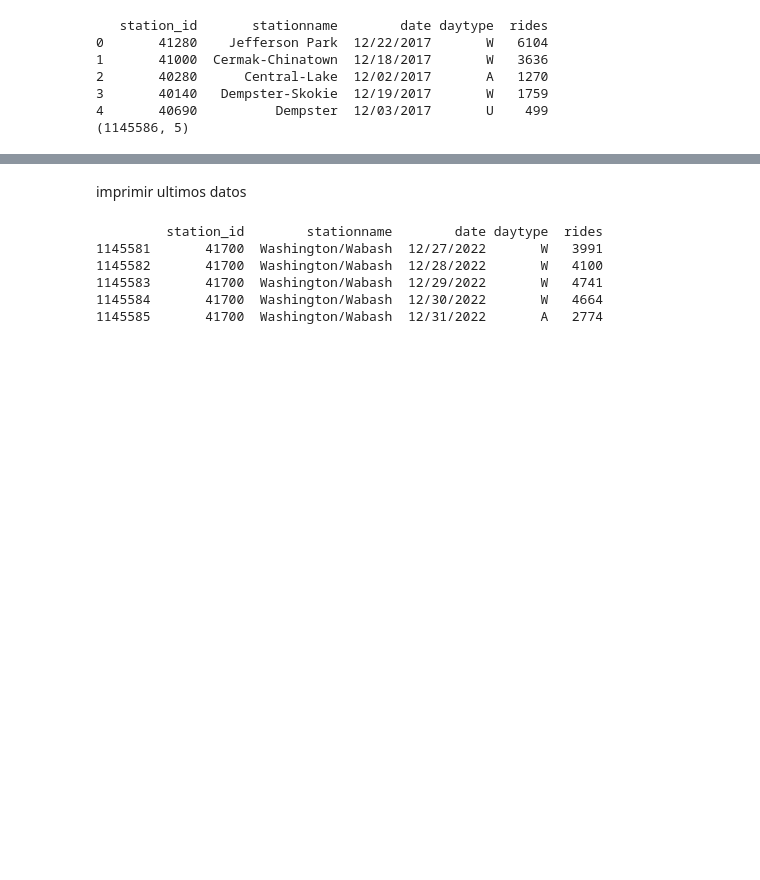
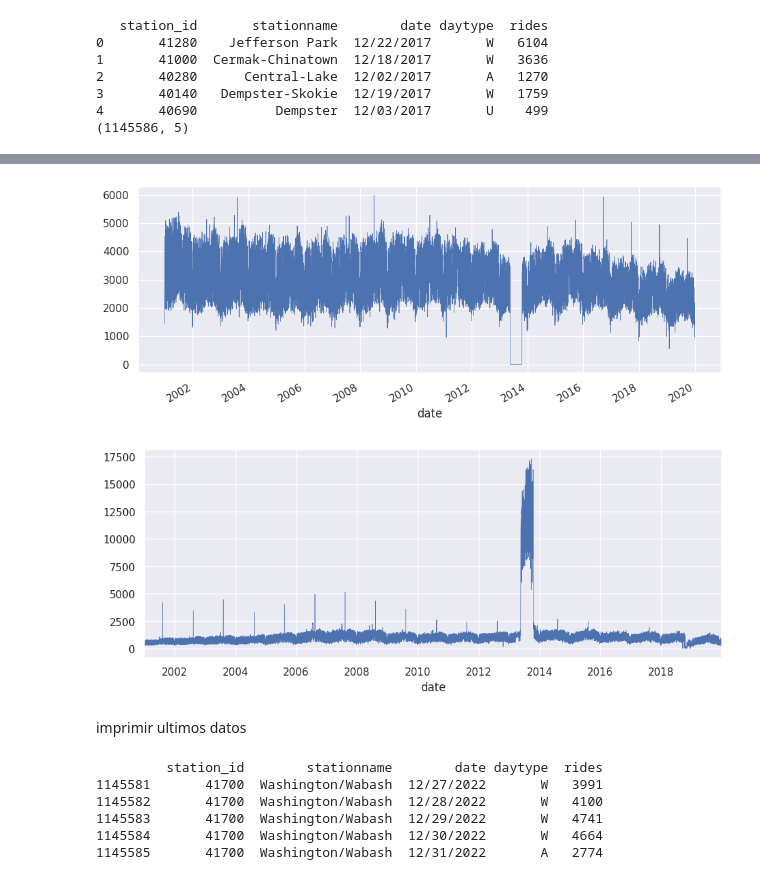
Before and after one commit to cristhianchica12/cristhianchica12, a Jupyter notebook: PracticadebderPandas.ipynb, the cells around one changed output, grey strips where cells are left out. Drawn from its saved outputs; the diff is of its cells as text; code cells hidden in the pictures; blank space fills up the shorter version.

```diff
--- a/PracticadebderPandas.ipynb
+++ b/PracticadebderPandas.ipynb
@@ -24,0 +88,13 @@ print(data.shape)
+# %%
+data['date'] = pd.to_datetime(data['date'])
+
+# Filtrar los datos desde el 1 de enero de 2001 hasta el 31 de diciembre de 2019
+start_date = pd.to_datetime('2001-01-01')
+end_date = pd.to_datetime('2019-12-31')
+filtered_rider = data[(data['date'] >= start_date) & (data['date'] <= end_date)]
+
+# Establecer la columna 'date' como índice
+filtered_rider.set_index('date', inplace=True)
+
+# Imprimir los datos filtrados del DataFrame
+print(filtered_rider)
@@ -24,0 +120,3 @@ print(data.shape)
+# %%
+data = filtered_rider.sort_values('date')
+print(data)
@@ -25,3 +139,24 @@ print(data.shape)
+# %%
+# hint, use filter like this df['stationname']=='Garfield-South Elevated']
+# your code here
+# use the following variable name for your specific stations
+Garfield_Dan_Ryan = data[data['stationname'] == 'Garfield-Dan Ryan']
+Garfield_South_Elevated = data[data['stationname'] == 'Garfield-South Elevated']
+# %%
+#Visualizing Timeseries Data
+import matplotlib.pyplot as plt
+import seaborn as sns
+
+sns.set(rc={'figure.figsize':(11, 4)})
+Garfield_Dan_Ryan['rides'].plot(linewidth=0.5)
+plt.show()
+
+sns.set(rc={'figure.figsize':(11, 4)})
+Garfield_South_Elevated['rides'].plot(linewidth=0.5)
+plt.show()
+# %% [output]
+[figure, added]
+[figure, added]
 # %% [markdown]
 imprimir ultimos datos
 # %%
```
Also changed, not shown: parts of 15 cells of this notebook.
